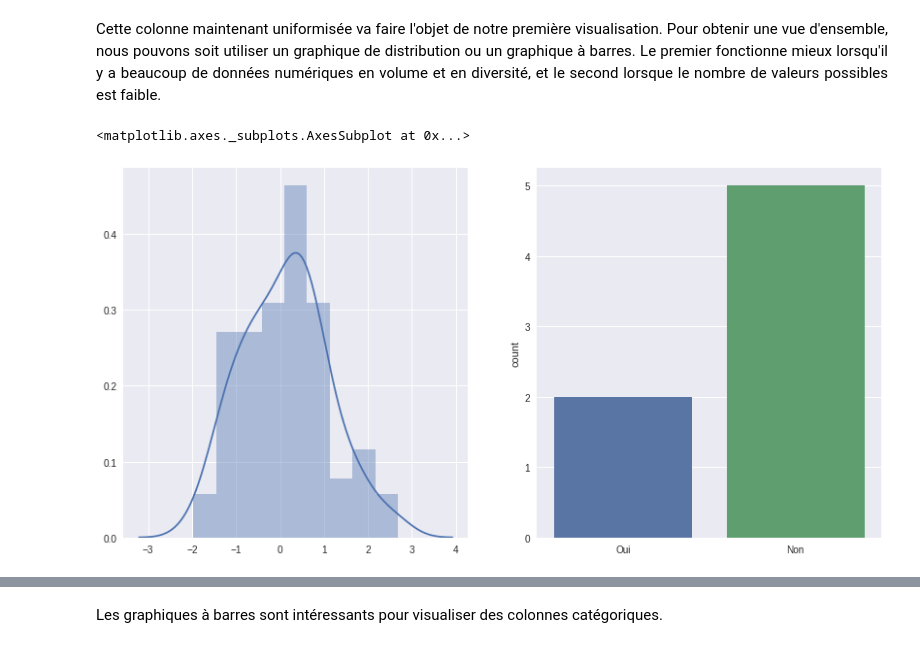
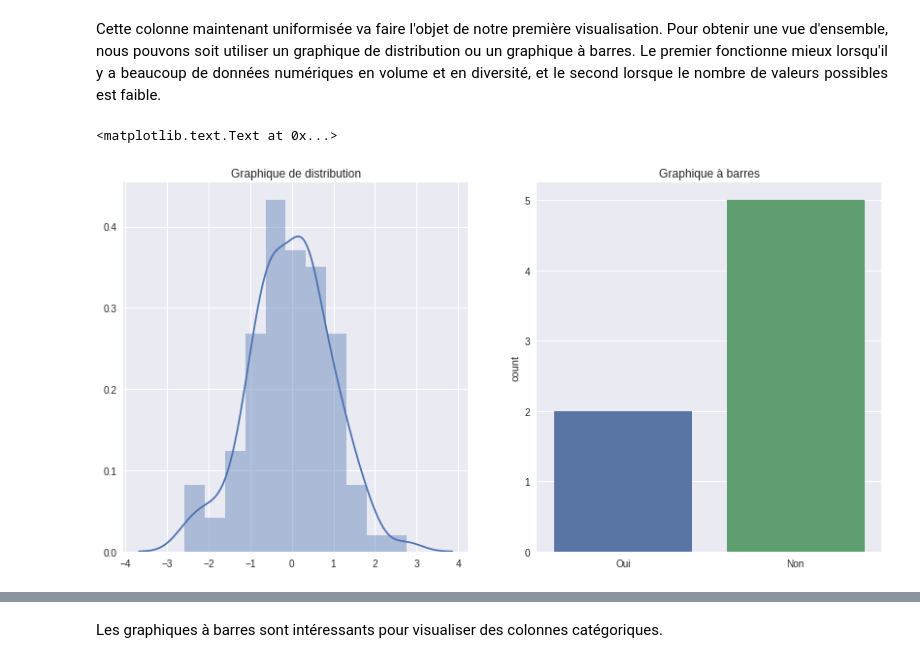
Before and after one commit to aubertsigouin/ogsl, a Jupyter notebook: OGSL.ipynb, the cells around one changed output, grey strips where cells are left out. Drawn from its saved outputs; the diff is of its cells as text; code cells hidden in the pictures.

```diff
--- a/OGSL.ipynb
+++ b/OGSL.ipynb
@@ -171,14 +189,18 @@ import seaborn as sns
 import matplotlib.pyplot as plt
 %matplotlib inline
 # %%
-# Les deux graphiques types pour analyser la dispersion
+#-- Les deux graphiques-type pour analyser la dispersion --#
 
 ax = plt.figure(figsize=(14,7))
+
 ax.add_subplot(121)
 sns.distplot(np.random.randn(100))
+plt.title(s='Graphique de distribution')
+
 ax.add_subplot(122)
 sns.countplot(x=['Oui','Non', 'Non', 'Non', 'Oui', 'Non', 'Non'])
+plt.title(s='Graphique à barres')
 # %% [output]
-<matplotlib.axes._subplots.AxesSubplot at 0x...>
+<matplotlib.text.Text at 0x...>
-[figure, old version]
+[figure, new version]
 # %% [markdown]
```
Also changed, not shown: parts of 57 cells of this notebook, 2 other files.
